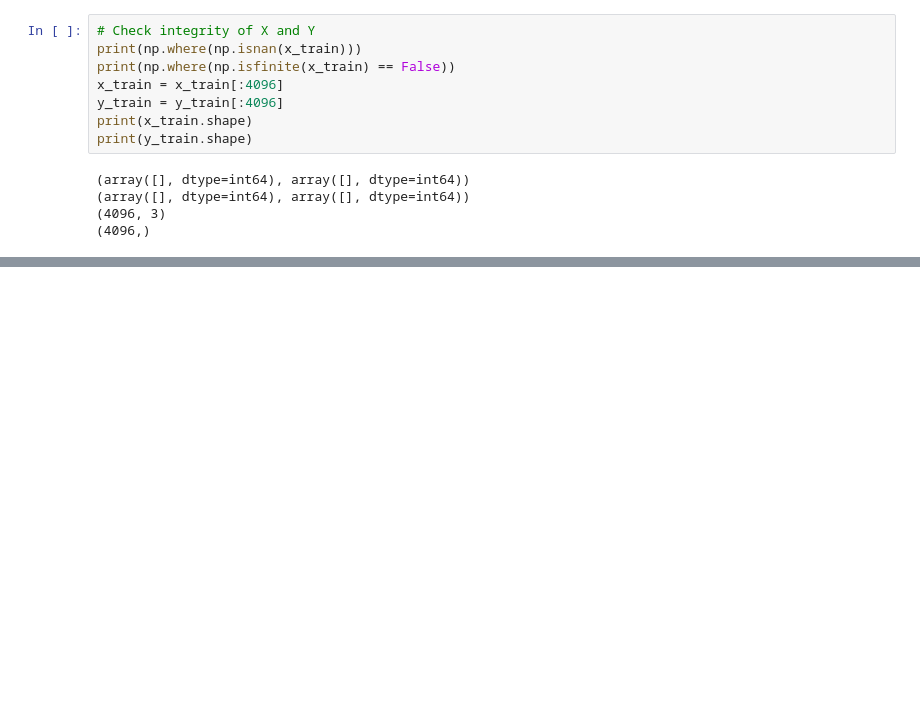
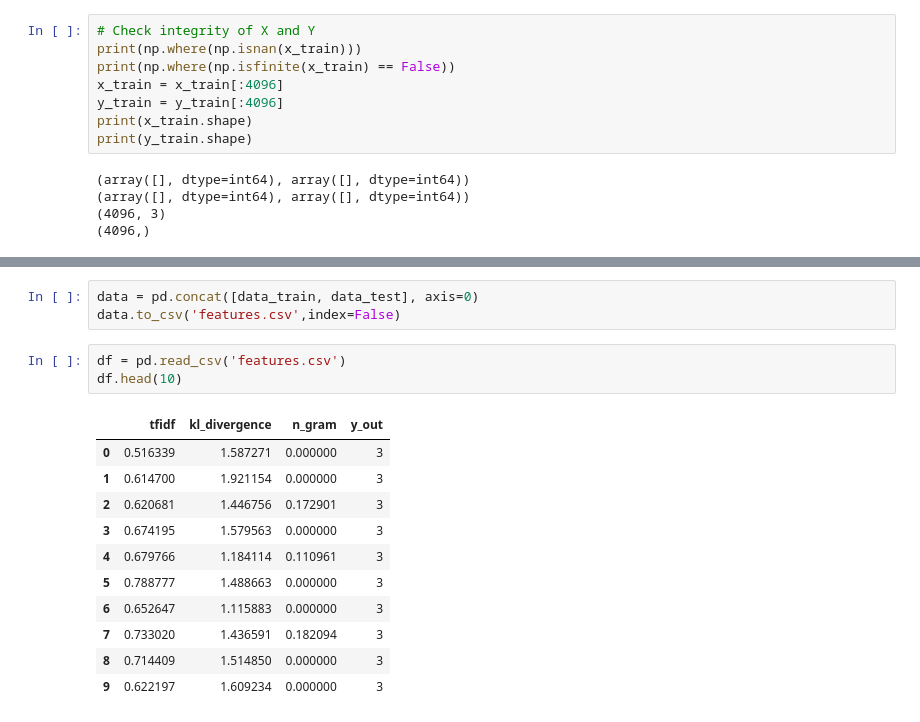
Before and after one commit to stance-detection/Using-Networks-of-Dense-Layers, a Jupyter notebook: Stance_Detection.ipynb, the cells around one changed output, grey strips where cells are left out. Cells and saved outputs as stored; diff of their text form; blank space fills up the shorter version.

```diff
--- a/Stance_Detection.ipynb
+++ b/Stance_Detection.ipynb
@@ -510,0 +427,18 @@ Accuracy of the model obtained is  1.7310252996005324
+# %%
+data = pd.concat([data_train, data_test], axis=0)
+data.to_csv('features.csv',index=False)
+# %%
+df = pd.read_csv('features.csv')
+df.head(10)
+# %% [output]
+|  | tfidf | kl_divergence | n_gram | y_out |
+| 0 | 0.516339 | 1.587271 | 0.000000 | 3 |
+| 1 | 0.614700 | 1.921154 | 0.000000 | 3 |
+| 2 | 0.620681 | 1.446756 | 0.172901 | 3 |
+| 3 | 0.674195 | 1.579563 | 0.000000 | 3 |
+| 4 | 0.679766 | 1.184114 | 0.110961 | 3 |
+| 5 | 0.788777 | 1.488663 | 0.000000 | 3 |
+| 6 | 0.652647 | 1.115883 | 0.000000 | 3 |
+| 7 | 0.733020 | 1.436591 | 0.182094 | 3 |
+| 8 | 0.714409 | 1.514850 | 0.000000 | 3 |
+| 9 | 0.622197 | 1.609234 | 0.000000 | 3 |
```
Also changed, not shown: parts of 12 cells of this notebook, 1 other file.
